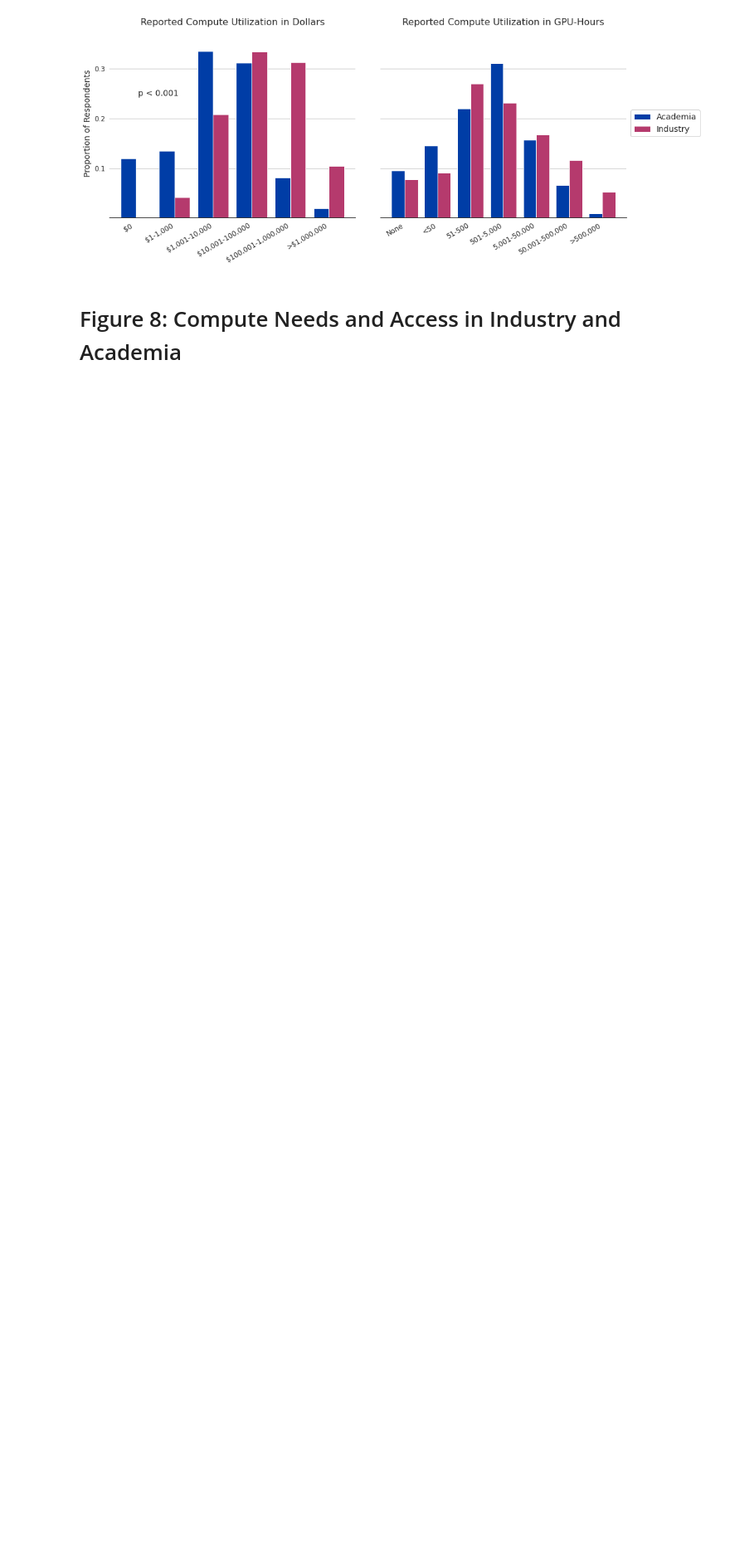
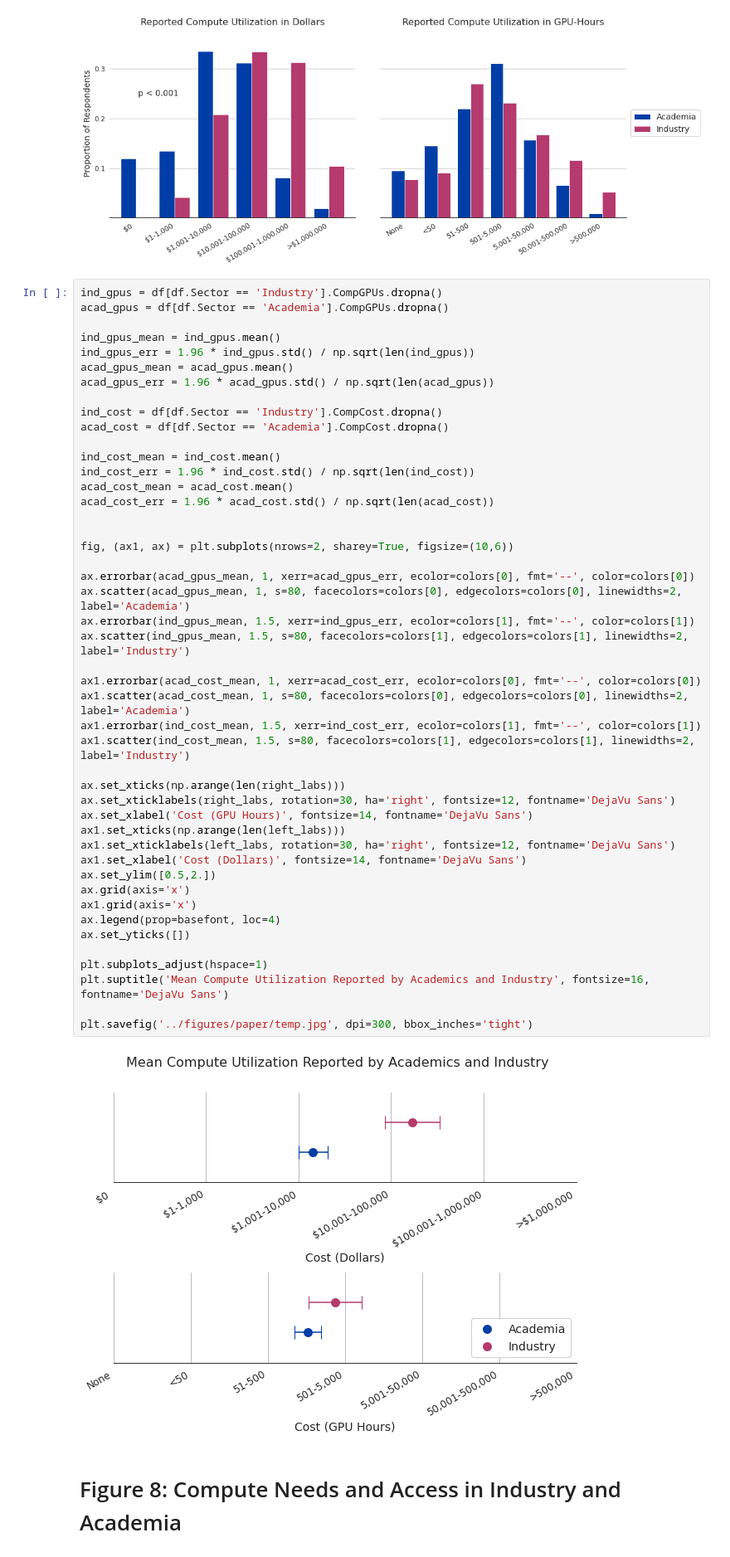
Before and after one commit to georgetown-cset/Compute_Survey_2022, a Jupyter notebook: scripts/paper_figures.ipynb, the cells around one changed output. Shown at 83% size. Saved outputs shown, nothing was run; the diff lists cells and outputs as text; blank space fills up the shorter version.

```diff
--- a/scripts/paper_figures.ipynb
+++ b/scripts/paper_figures.ipynb
@@ -695,6 +789,54 @@ None            0.095041  0.076923
 50,001-500,000  0.066116  0.115385
 >500,000        0.008264  0.051282
 [figure]
+# %%
+ind_gpus = df[df.Sector == 'Industry'].CompGPUs.dropna()
+acad_gpus = df[df.Sector == 'Academia'].CompGPUs.dropna()
+
+ind_gpus_mean = ind_gpus.mean()
+ind_gpus_err = 1.96 * ind_gpus.std() / np.sqrt(len(ind_gpus))
+acad_gpus_mean = acad_gpus.mean()
+acad_gpus_err = 1.96 * acad_gpus.std() / np.sqrt(len(acad_gpus))
+
+ind_cost = df[df.Sector == 'Industry'].CompCost.dropna()
+acad_cost = df[df.Sector == 'Academia'].CompCost.dropna()
+
+ind_cost_mean = ind_cost.mean()
+ind_cost_err = 1.96 * ind_cost.std() / np.sqrt(len(ind_cost))
+acad_cost_mean = acad_cost.mean()
+acad_cost_err = 1.96 * acad_cost.std() / np.sqrt(len(acad_cost))
+
+
+fig, (ax1, ax) = plt.subplots(nrows=2, sharey=True, figsize=(10,6))
+
+ax.errorbar(acad_gpus_mean, 1, xerr=acad_gpus_err, ecolor=colors[0], fmt='--', color=colors[0])
+ax.scatter(acad_gpus_mean, 1, s=80, facecolors=colors[0], edgecolors=colors[0], linewidths=2, label='Academia')
+ax.errorbar(ind_gpus_mean, 1.5, xerr=ind_gpus_err, ecolor=colors[1], fmt='--', color=colors[1])
+ax.scatter(ind_gpus_mean, 1.5, s=80, facecolors=colors[1], edgecolors=colors[1], linewidths=2, label='Industry')
+
+ax1.errorbar(acad_cost_mean, 1, xerr=acad_cost_err, ecolor=colors[0], fmt='--', color=colors[0])
+ax1.scatter(acad_cost_mean, 1, s=80, facecolors=colors[0], edgecolors=colors[0], linewidths=2, label='Academia')
+ax1.errorbar(ind_cost_mean, 1.5, xerr=ind_cost_err, ecolor=colors[1], fmt='--', color=colors[1])
+ax1.scatter(ind_cost_mean, 1.5, s=80, facecolors=colors[1], edgecolors=colors[1], linewidths=2, label='Industry')
+
+ax.set_xticks(np.arange(len(right_labs)))
+ax.set_xticklabels(right_labs, rotation=30, ha='right', fontsize=12, fontname='DejaVu Sans')
+ax.set_xlabel('Cost (GPU Hours)', fontsize=14, fontname='DejaVu Sans')
+ax1.set_xticks(np.arange(len(left_labs)))
+ax1.set_xticklabels(left_labs, rotation=30, ha='right', fontsize=12, fontname='DejaVu Sans')
+ax1.set_xlabel('Cost (Dollars)', fontsize=14, fontname='DejaVu Sans')
+ax.set_ylim([0.5,2.])
+ax.grid(axis='x')
+ax1.grid(axis='x')
+ax.legend(prop=basefont, loc=4)
+ax.set_yticks([])
+
+plt.subplots_adjust(hspace=1)
+plt.suptitle('Mean Compute Utilization Reported by Academics and Industry', fontsize=16, fontname='DejaVu Sans')
+
+plt.savefig('../figures/paper/temp.jpg', dpi=300, bbox_inches='tight')
+# %% [output]
+[figure, added]
 # %% [markdown]
 # Figure 8: Compute Needs and Access in Industry and Academia
 # %%
```
Also changed, not shown: parts of 6 cells of this notebook, 14 other files.
